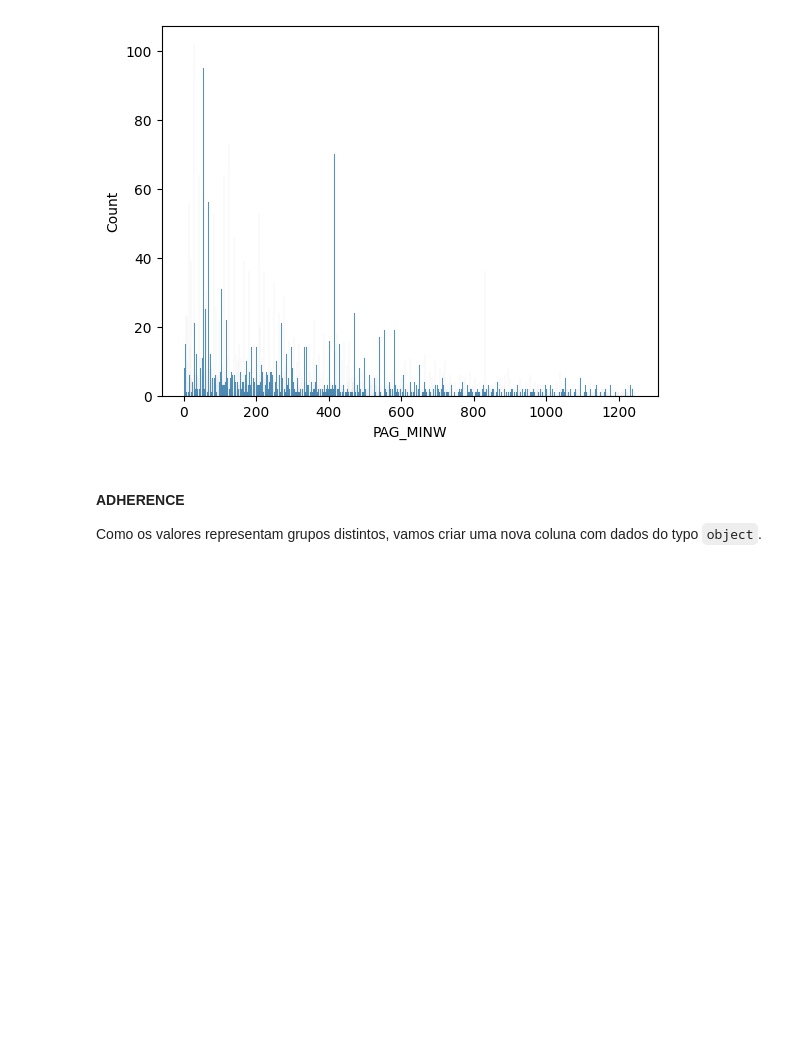
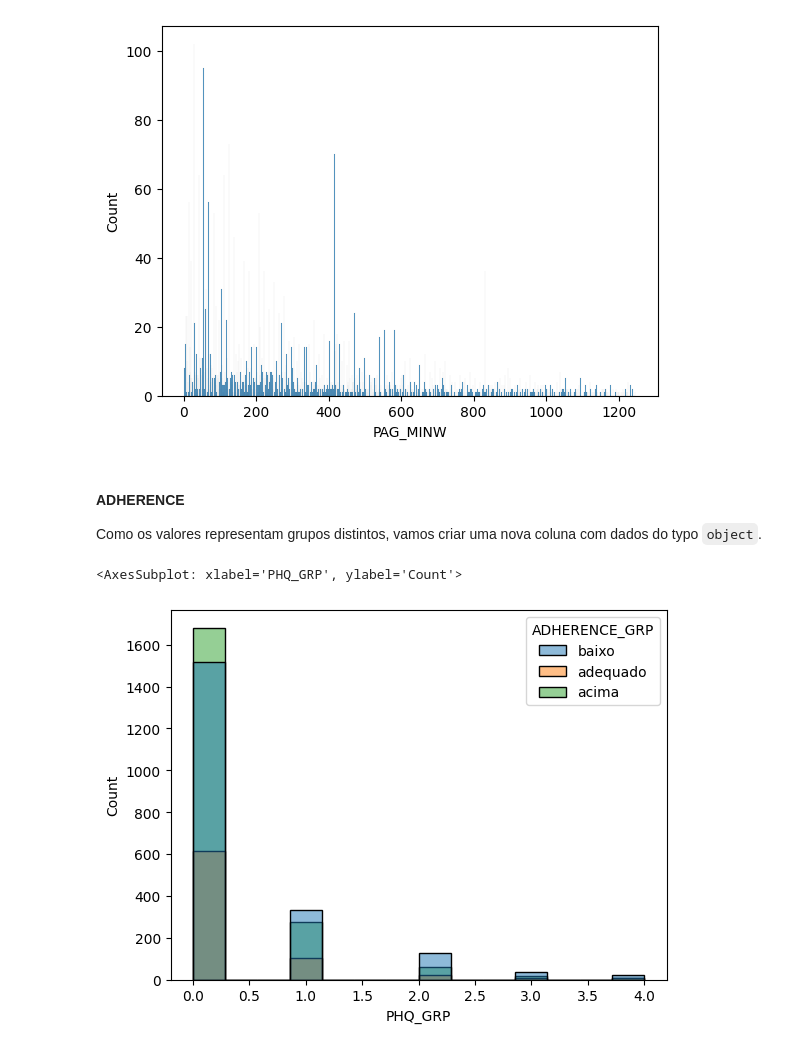
Before and after one commit to thiago-paim/tera-desafio-inferencia, a Jupyter notebook: notebooks/step_2_univariate_analysis.ipynb, the cells around one changed output. Cells and saved outputs as stored; diff of their text form; code cells hidden in the pictures; blank space fills up the shorter version.

```diff
--- a/notebooks/univariate_analysis.ipynb
+++ b/notebooks/step_2_univariate_analysis.ipynb
@@ -464,3 +464,8 @@ def get_ADHERENCE_group(value):
     return np.nan
 
 df['ADHERENCE_GRP'] = df['ADHERENCE'].map(get_ADHERENCE_group)
+# %%
+sns.histplot(data=df, x='PHQ_GRP', hue='ADHERENCE_GRP')
+# %% [output]
+<AxesSubplot: xlabel='PHQ_GRP', ylabel='Count'>
+[figure, added]
```
Also changed, not shown: parts of 2 cells of this notebook, 1 other file.
